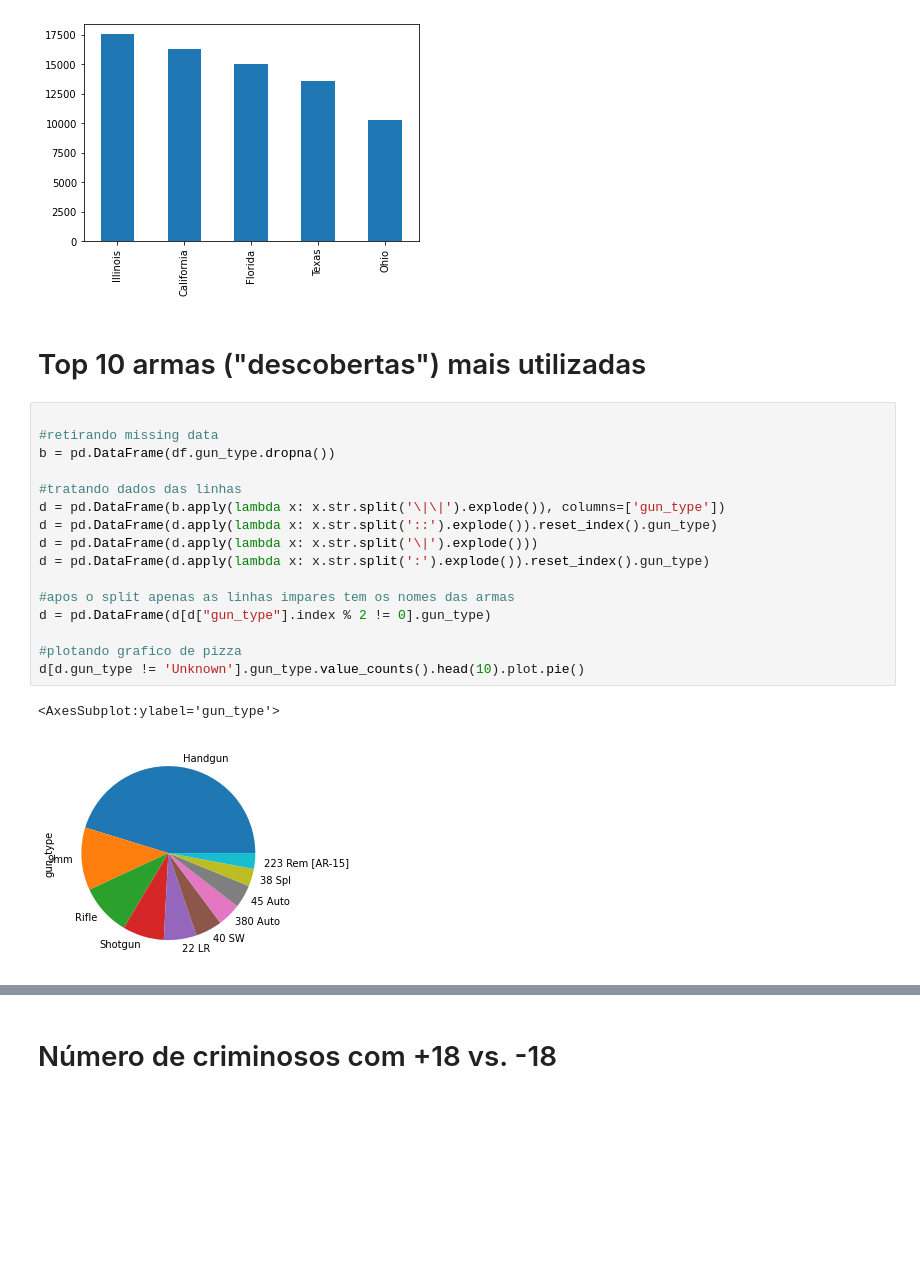
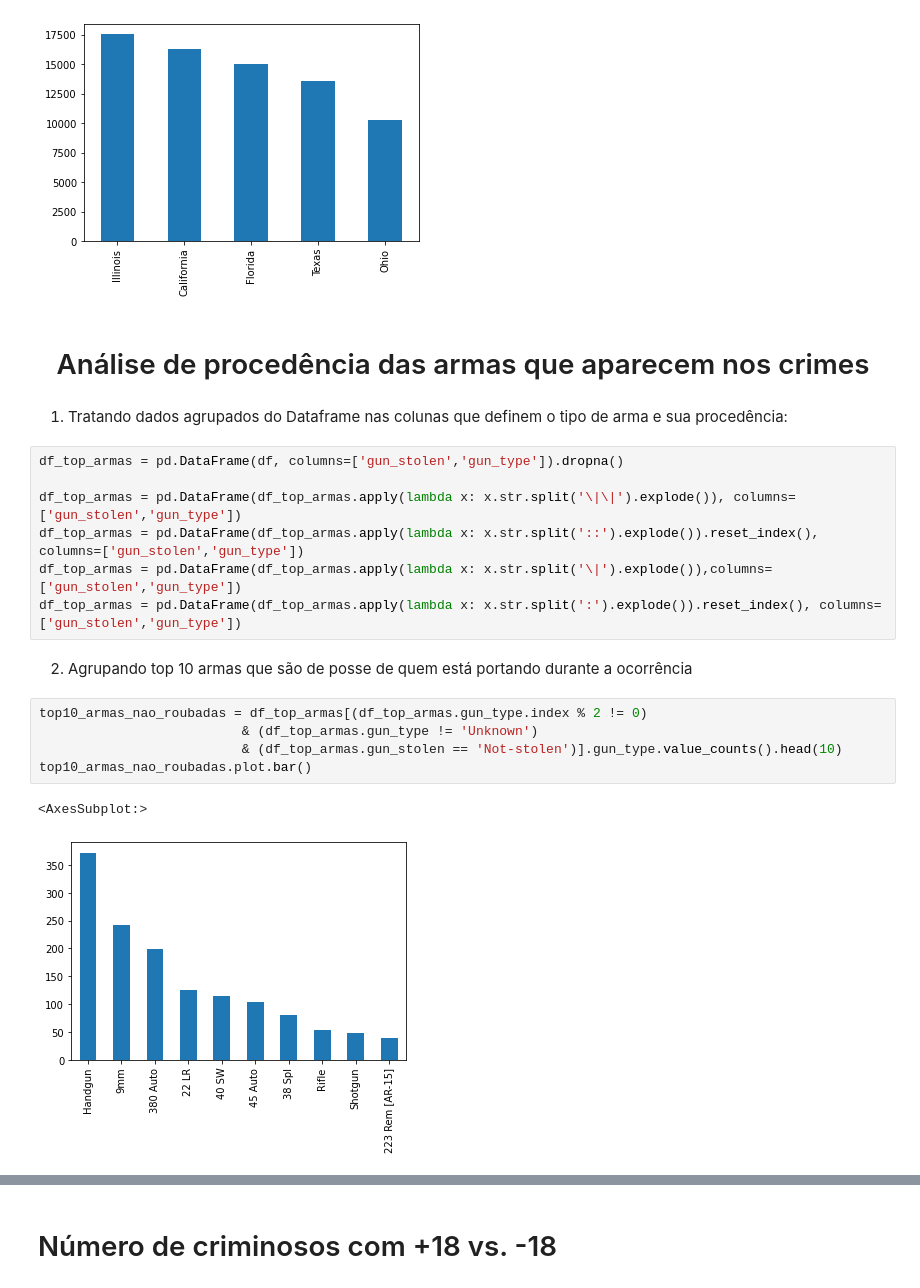
Before and after one commit to ubiratann/CK0223, a Jupyter notebook: Notebook_for_Gun_Violence_Data.ipynb, the cells around one changed output, grey strips where cells are left out. Cells and saved outputs as stored; diff of their text form; blank space fills up the shorter version.

Commit message:
[+] Analises sobre armas [+] Analise sobre datas

```diff
--- a/Notebook_for_Gun_Violence_Data.ipynb
+++ b/Notebook_for_Gun_Violence_Data.ipynb
@@ -34,24 +49,24 @@ df["state"].value_counts().head().plot.bar()
 # %% [output]
 <AxesSubplot:>
 [figure]
-# %% [markdown]
-# Top 10 armas ("descobertas") mais utilizadas
+# %% [markdown]
+<h1 align='center'> Análise de procedência das armas que aparecem nos crimes</h1>
+# %% [markdown]
+1. Tratando dados agrupados do Dataframe nas colunas que definem o tipo de arma e sua procedência:
 # %%
+df_top_armas = pd.DataFrame(df, columns=['gun_stolen','gun_type']).dropna()
 
-#retirando missing data
-b = pd.DataFrame(df.gun_type.dropna())
-
-#tratando dados das linhas
-d = pd.DataFrame(b.apply(lambda x: x.str.split('\|\|').explode()), columns=['gun_type'])
-d = pd.DataFrame(d.apply(lambda x: x.str.split('::').explode()).reset_index().gun_type)
-d = pd.DataFrame(d.apply(lambda x: x.str.split('\|').explode()))
-d = pd.DataFrame(d.apply(lambda x: x.str.split(':').explode()).reset_index().gun_type)
-
-#apos o split apenas as linhas impares tem os nomes das armas
-d = pd.DataFrame(d[d["gun_type"].index % 2 != 0].gun_type)
-
-#plotando grafico de pizza
-d[d.gun_type != 'Unknown'].gun_type.value_counts().head(10).plot.pie()
+df_top_armas = pd.DataFrame(df_top_armas.apply(lambda x: x.str.split('\|\|').explode()), columns=['gun_stolen','gun_type'])
+df_top_armas = pd.DataFrame(df_top_armas.apply(lambda x: x.str.split('::').explode()).reset_index(), columns=['gun_stolen','gun_type'])
+df_top_armas = pd.DataFrame(df_top_armas.apply(lambda x: x.str.split('\|').explode()),columns=['gun_stolen','gun_type'])
+df_top_armas = pd.DataFrame(df_top_armas.apply(lambda x: x.str.split(':').explode()).reset_index(), columns=['gun_stolen','gun_type'])
-# %% [output]
-<AxesSubplot:ylabel='gun_type'>
-[figure, removed]
+# %% [markdown]
+2. Agrupando top 10 armas que são de posse de quem está portando durante a ocorrência
+# %%
+top10_armas_nao_roubadas = df_top_armas[(df_top_armas.gun_type.index % 2 != 0)
+                          & (df_top_armas.gun_type != 'Unknown')
+                          & (df_top_armas.gun_stolen == 'Not-stolen')].gun_type.value_counts().head(10)
+top10_armas_nao_roubadas.plot.bar()
+# %% [output]
+<AxesSubplot:>
+[figure, added]
```
Also changed, not shown: parts of 35 cells of this notebook.
